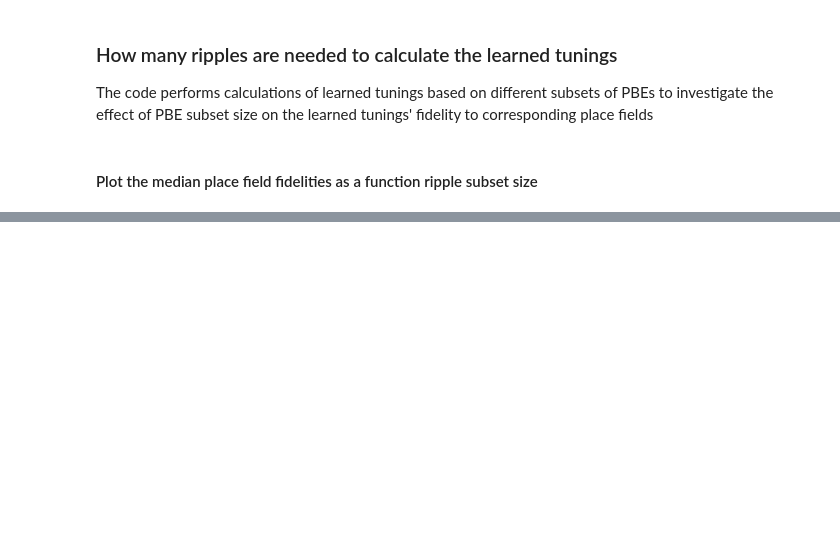
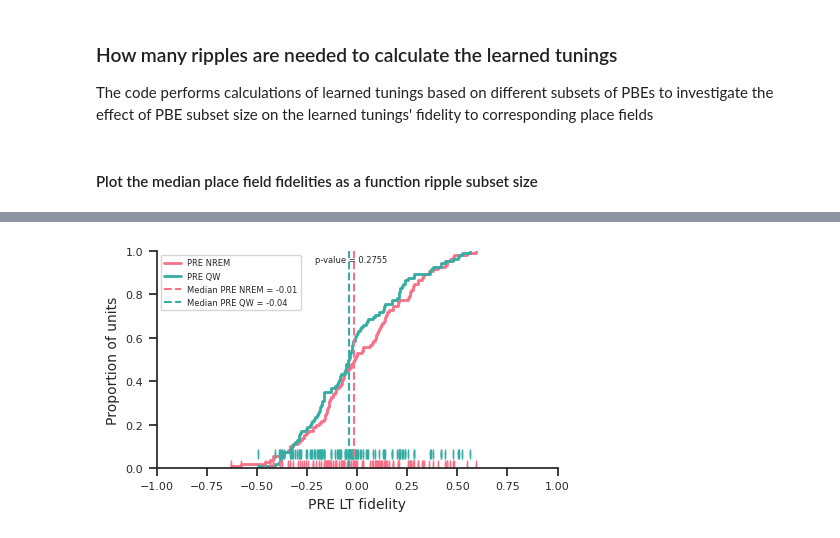
Before and after one commit to diba-lab/Maboudi_et_al_2022, a Jupyter notebook: LearnedTuning_main.ipynb, the cells around one changed output, grey strips where cells are left out. Cells and saved outputs as stored; diff of their text form; code cells hidden in the pictures; blank space fills up the shorter version.

```diff
--- a/LearnedTuning_main.ipynb
+++ b/LearnedTuning_main.ipynb
@@ -679,0 +909,61 @@ aa = {k:np.vstack(v) for k, v in learned_tunings_PBE_subsets_diff_sizes.items()}
+# %%
+# Plot the distributions of learned tunings for NREM and QW periods within each epoch
+
+# Set color palette
+colors = sns.color_palette("husl", 2)
+
+# Set style and context
+sns.set_style('whitegrid')
+sns.set_context('paper')
+
+custom_params = {"axes.spines.right": False, "axes.spines.top": False}
+sns.set_theme(style="ticks", rc=custom_params)
+
+fig, axes = plt.subplots(1,2, figsize = (8, 4))
+
+for i, curr_epoch in enumerate(['PRE', 'POST']):
+
+    learned_tuning_place_field_pearson_corr_NREM = learned_tunings_NREM_vs_QW[curr_epoch]['learned_tuning_place_field_pearson_corr_NREM']
+    learned_tuning_place_field_pearson_corr_QW = learned_tunings_NREM_vs_QW[curr_epoch]['learned_tuning_place_field_pearson_corr_QW']
+
+    # Plot the distributions using ECDFs with overlaid ticks
+    sns.ecdfplot(learned_tuning_place_field_pearson_corr_NREM, ax = axes[i], label=f'{curr_epoch} NREM', color=colors[0], linewidth = 2)
+    sns.ecdfplot(learned_tuning_place_field_pearson_corr_QW, ax = axes[i], label=f'{curr_epoch} QW', color=colors[1], linewidth = 2)
+    axes[i].set_xlim([-1,1])
+    axes[i].set_xlabel(f'{curr_epoch} LT fidelity', fontsize=10)
+    axes[i].set_ylabel('Proportion of units', fontsize=10)
+    axes[i].tick_params(labelsize=8)
+    axes[i].legend(fontsize=8)
+
+
+    # Add ticks to the x-axis
+    y_min, y_max = axes[i].get_ylim()
+    for x in learned_tuning_place_field_pearson_corr_NREM:
+        axes[i].plot([x, x], [y_min+0.01, y_min + 0.02], '|-', color=colors[0], linewidth=0.25)
+    for x in learned_tuning_place_field_pearson_corr_QW:
+        axes[i].plot([x, x], [y_min+0.06, y_min + 0.07], '|-', color=colors[1], linewidth=0.25)
+
+    # Calculate and display medians
+    median_nrem = np.median(learned_tuning_place_field_pearson_corr_NREM)
+    median_qw = np.median(learned_tuning_place_field_pearson_corr_QW)
+    axes[i].axvline(median_nrem, color=colors[0], linestyle='dashed', label=f'Median {curr_epoch} NREM = {median_nrem:.2f}')
+    axes[i].axvline(median_qw, color=colors[1], linestyle='dashed', label=f'Median {curr_epoch} QW = {median_qw:.2f}')
+    axes[i].legend(fontsize=6)
+
+    # Perform rank-sum test
+    statistic, p_value = ranksums(learned_tuning_place_field_pearson_corr_NREM,
+                                learned_tuning_place_field_pearson_corr_QW)
+
+    # Add line with p-value above the plot
+    # plt.axhline(0.15, color='black', linestyle='dashed', linewidth=1)
+    axes[i].text((median_nrem + median_qw) / 2, 0.95, f'p-value = {p_value:.4f}', ha='center', fontsize=6)
+
+    axes[i].tight_layout()
+
+filename = f'Achilles_10252013.NREM_vs_QW_LTs_PF_fidelity.svg' #
+storage_dir = r'/home/kouroshmaboudi/Documents/Learned_tuning_Python'
+file_path = os.path.join(storage_dir, filename)
+
+plt.savefig(file_path)
+# %% [output]
+[figure, added]
```
Also changed, not shown: parts of 19 cells of this notebook, 3 other files.
